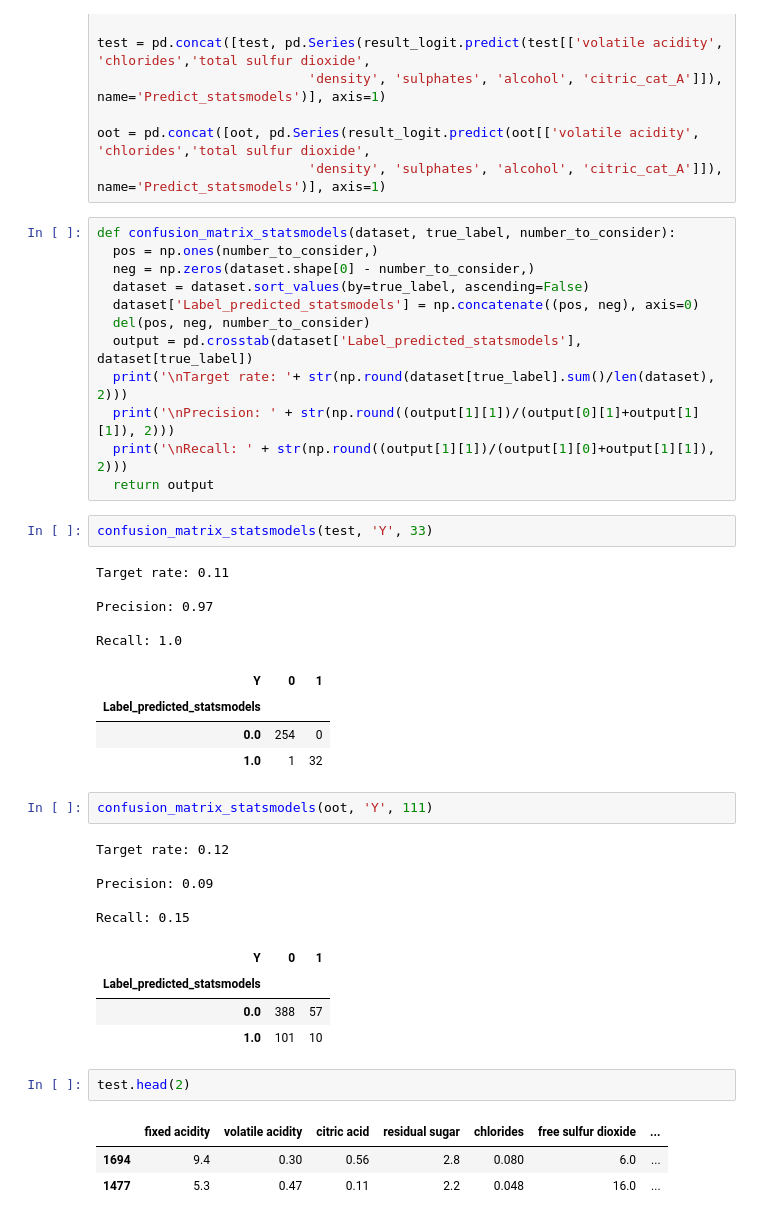
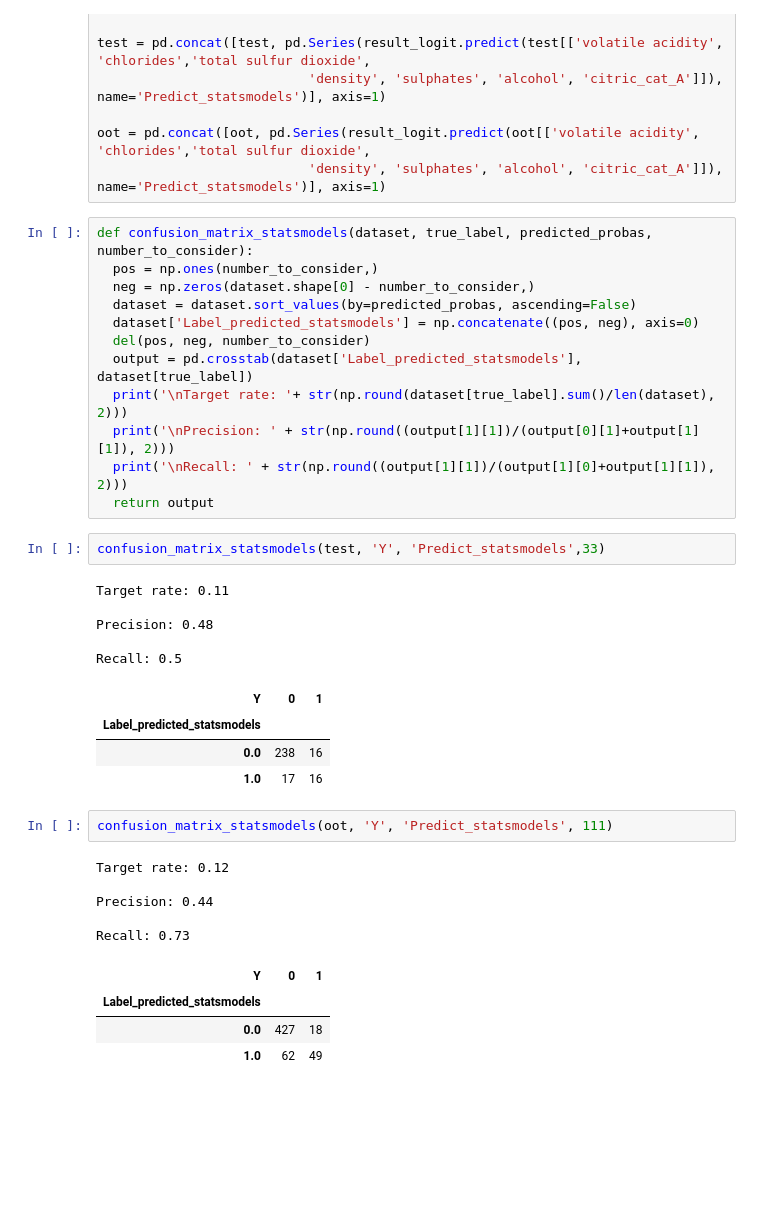
Before and after one commit to guillaumeovf/CarLoanDefault, a Jupyter notebook: wine_quality.ipynb, the cells around one changed output. Drawn from its saved outputs; the diff is of its cells as text; blank space fills up the shorter version.

```diff
--- a/wine_quality.ipynb
+++ b/wine_quality.ipynb
@@ -1558,10 +1580,10 @@ test = pd.concat([test, pd.Series(result_logit.predict(test[['volatile acidity',
 oot = pd.concat([oot, pd.Series(result_logit.predict(oot[['volatile acidity', 'chlorides','total sulfur dioxide',
                            'density', 'sulphates', 'alcohol', 'citric_cat_A']]), name='Predict_statsmodels')], axis=1)
 # %%
-def confusion_matrix_statsmodels(dataset, true_label, number_to_consider):
+def confusion_matrix_statsmodels(dataset, true_label, predicted_probas, number_to_consider):
   pos = np.ones(number_to_consider,)
   neg = np.zeros(dataset.shape[0] - number_to_consider,)
-  dataset = dataset.sort_values(by=true_label, ascending=False)
+  dataset = dataset.sort_values(by=predicted_probas, ascending=False)
   dataset['Label_predicted_statsmodels'] = np.concatenate((pos, neg), axis=0)
   del(pos, neg, number_to_consider)
   output = pd.crosstab(dataset['Label_predicted_statsmodels'], dataset[true_label])
@@ -1570,32 +1592,26 @@ def confusion_matrix_statsmodels(dataset, true_label, number_to_consider):
   print('\nRecall: ' + str(np.round((output[1][1])/(output[1][0]+output[1][1]), 2)))
   return output
 # %%
-confusion_matrix_statsmodels(test, 'Y', 33)
+confusion_matrix_statsmodels(test, 'Y', 'Predict_statsmodels',33)
 # %% [output]
 Target rate: 0.11
 
-Precision: 0.97
+Precision: 0.48
 
-Recall: 1.0
+Recall: 0.5
 | Y | 0 | 1 |
 | Label_predicted_statsmodels |  |  |
-| 0.0 | 254 | 0 |
-| 1.0 | 1 | 32 |
+| 0.0 | 238 | 16 |
+| 1.0 | 17 | 16 |
 # %%
-confusion_matrix_statsmodels(oot, 'Y', 111)
+confusion_matrix_statsmodels(oot, 'Y', 'Predict_statsmodels', 111)
 # %% [output]
 Target rate: 0.12
 
-Precision: 0.09
+Precision: 0.44
 
-Recall: 0.15
+Recall: 0.73
 | Y | 0 | 1 |
 | Label_predicted_statsmodels |  |  |
-| 0.0 | 388 | 57 |
-| 1.0 | 101 | 10 |
+| 0.0 | 427 | 18 |
+| 1.0 | 62 | 49 |
-# %%
-test.head(2)
-# %% [output]
-|  | fixed acidity | volatile acidity | citric acid | residual sugar | chlorides | free sulfur dioxide | ... |
-| 1694 | 9.4 | 0.30 | 0.56 | 2.8 | 0.080 | 6.0 | ... |
-| 1477 | 5.3 | 0.47 | 0.11 | 2.2 | 0.048 | 16.0 | ... |
```
Also changed, not shown: parts of 10 cells of this notebook.
